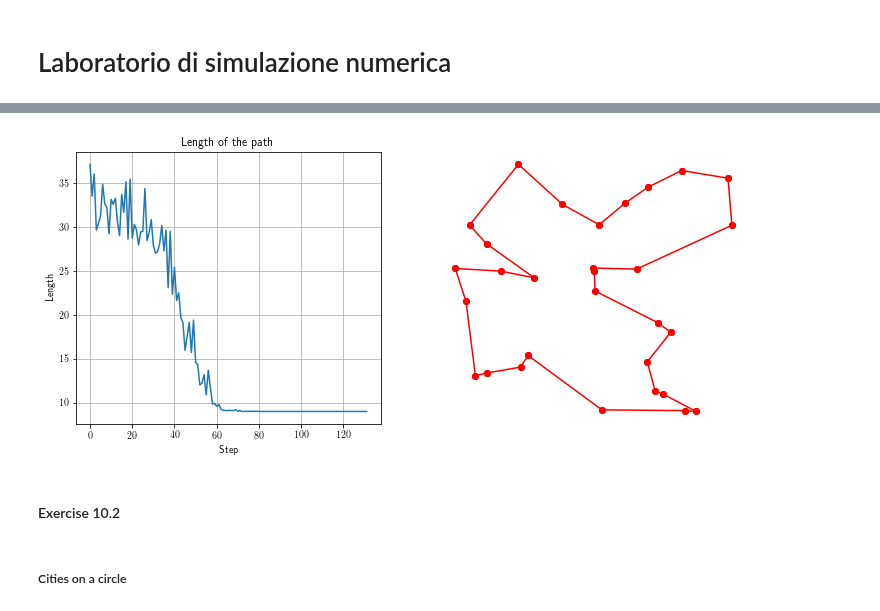
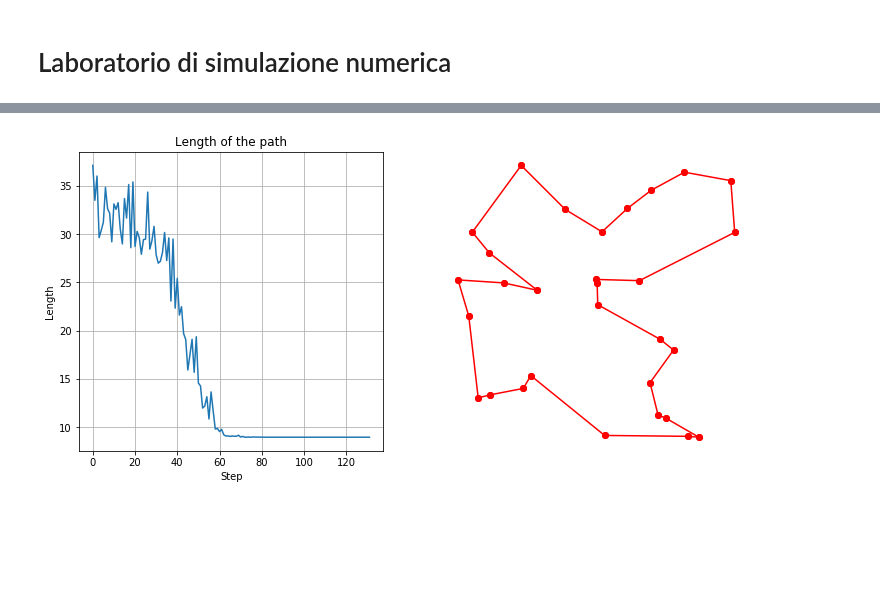
Before and after one commit to phaerrax/lab-simulazione-numerica, a Jupyter notebook: exercise10/exercise10.ipynb, the cells around one changed output, grey strips where cells are left out. Drawn from its saved outputs; the diff is of its cells as text; code cells hidden in the pictures; blank space fills up the shorter version.

```diff
--- a/exercise10/exercise10.ipynb
+++ b/exercise10/exercise10.ipynb
@@ -3,9 +3,6 @@
 # %%
 import matplotlib
 import matplotlib.pyplot as plt
-matplotlib.rcParams['text.usetex'] = True
 import numpy as np
 import math
 import string
-
-colors = ["firebrick", "limegreen", "royalblue", "darkorange"]
@@ -16,17 +15,18 @@ colors = ["firebrick", "limegreen", "royalblue", "darkorange"]
 # %%
-progressive_length = np.loadtxt("evolution_circle.dat", unpack = True, usecols = (0,))
-best_conf = np.loadtxt("best_path.dat")
-fig, axes = plt.subplots(nrows = 1, ncols = 2, figsize = (12, 5))
+prefix = "exercise10-1/circle/"
+
+progressive_length = np.loadtxt(prefix + "evolution.dat", unpack = True, usecols = (0,))
+best_conf = np.loadtxt(prefix + "best_path.dat")
+fig, axes = plt.subplots(nrows = 1, ncols = 2, figsize = (12, 5.5))
 axes.flatten()
 
 axes[0].plot(progressive_length)
 axes[0].set_title("Length of the path")
 axes[0].set_xlabel("Step")
-#axes[0].set_xlim(0, 200)
 axes[0].set_ylabel("Length")
 axes[0].grid(True)
 
-cities = np.loadtxt("cities.dat")
+cities = np.loadtxt(prefix + "cities.dat")
 best_path = [cities[int(i)] for i in best_conf]
 for i in range(len(best_path)):
     x1, y1 = best_path[i]
@@ -42,26 +43,25 @@ plt.show()
 # %%
-progressive_length = np.loadtxt("evolution_square.dat", unpack = True, usecols = (0,))
-best_conf = np.loadtxt("best_path.dat")
-fig, axes = plt.subplots(nrows = 1, ncols = 2, figsize = (12, 5))
+prefix = "exercise10-1/square/"
+
+progressive_length = np.loadtxt(prefix + "evolution.dat", unpack = True, usecols = (0,))
+best_conf = np.loadtxt(prefix + "best_path.dat")
+fig, axes = plt.subplots(nrows = 1, ncols = 2, figsize = (12, 5.5))
 axes.flatten()
 
 axes[0].plot(progressive_length)
 axes[0].set_title("Length of the path")
 axes[0].set_xlabel("Step")
-#axes[0].set_xlim(0, 200)
 axes[0].set_ylabel("Length")
 axes[0].grid(True)
 
-cities = np.loadtxt("cities.dat")
+cities = np.loadtxt(prefix + "cities.dat")
 best_path = [cities[int(i)] for i in best_conf]
 for i in range(len(best_path)):
     x1, y1 = best_path[i]
     x2, y2 = best_path[i - 1]
     axes[1].plot([x1, x2], [y1, y2], "ro-")
 
 axes[1].axis("off")
 plt.show()
 # %% [output]
-[figure, old version]
+[figure, new version]
-# %% [markdown]
-#### Exercise 10.2
@@ -70,2 +67,0 @@ prefix = "exercise10-2/"
-# %% [markdown]
-##### Cities on a circle
```
Also changed, not shown: parts of 14 cells of this notebook, 11 other files.
